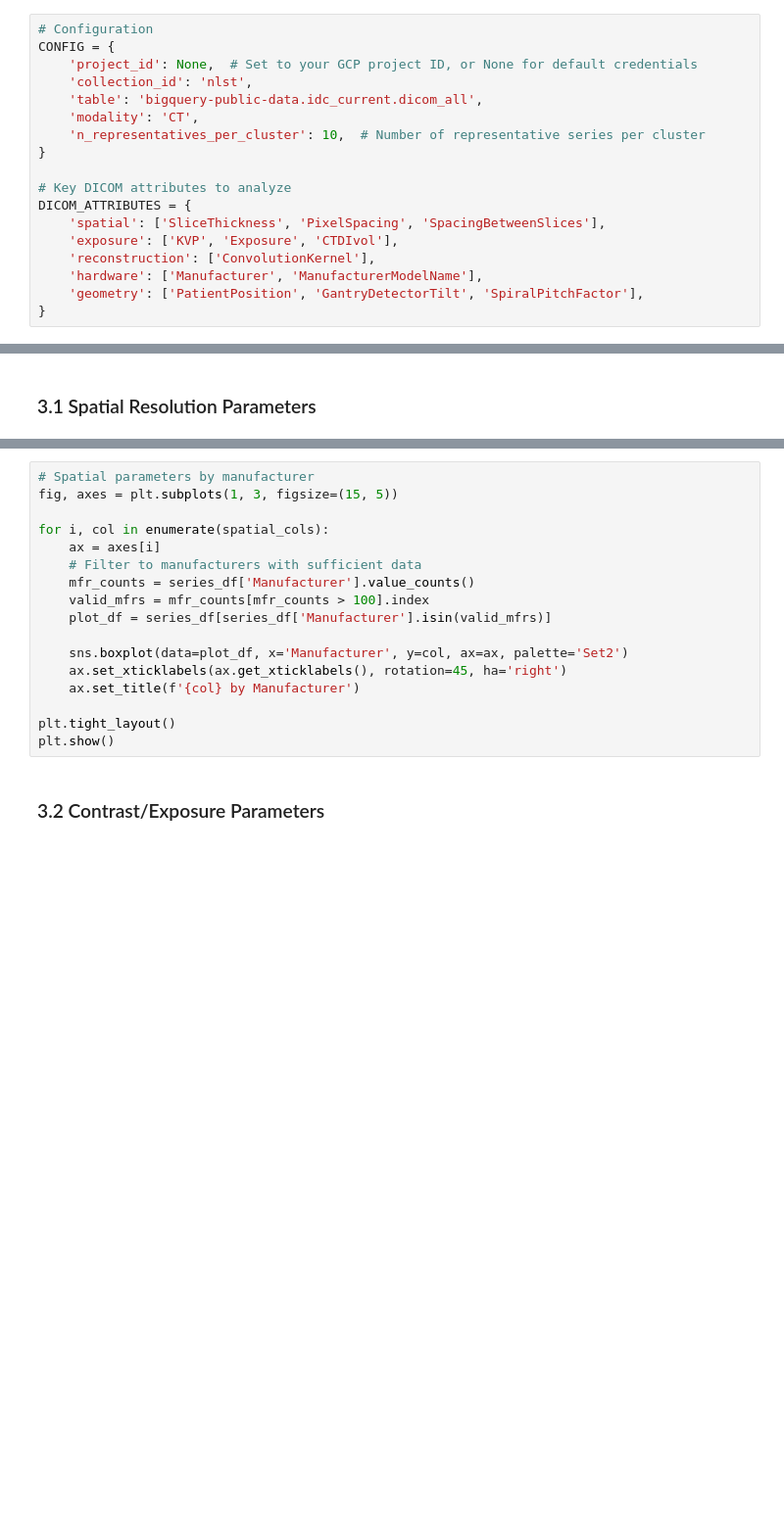
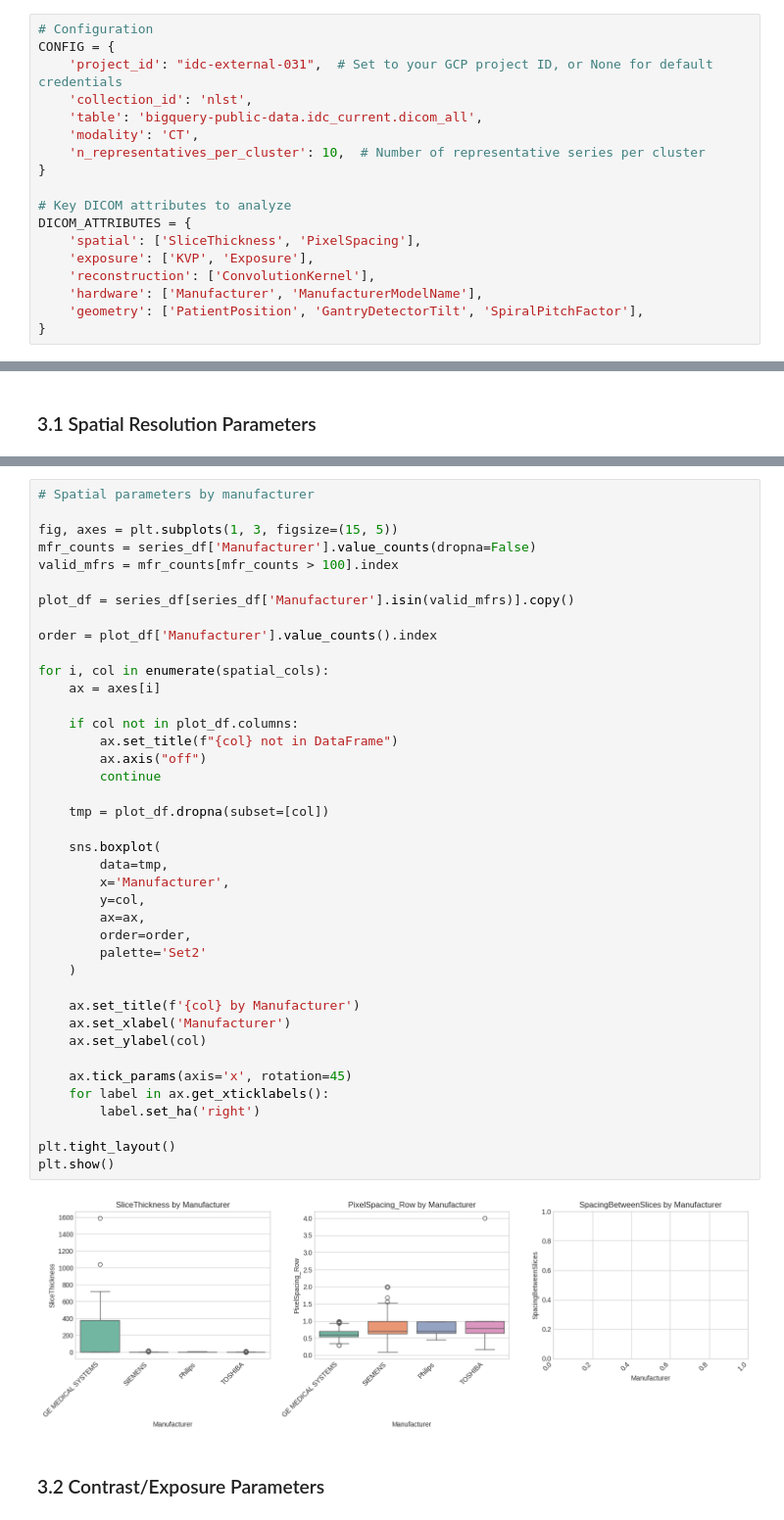
Before and after one commit to fedorov/nlst-exploration, a Jupyter notebook: nlst_ct_acquisition_analysis.ipynb, the cells around one changed output, grey strips where cells are left out. Shown at 98% size. Cells and saved outputs as stored; diff of their text form; blank space fills up the shorter version.

```diff
--- a/nlst_ct_acquisition_analysis.ipynb
+++ b/nlst_ct_acquisition_analysis.ipynb
@@ -37,7 +44,7 @@ sns.set_palette('colorblind')
 # %%
 # Configuration
 CONFIG = {
-    'project_id': None,  # Set to your GCP project ID, or None for default credentials
+    'project_id': "idc-external-031",  # Set to your GCP project ID, or None for default credentials
     'collection_id': 'nlst',
     'table': 'bigquery-public-data.idc_current.dicom_all',
     'modality': 'CT',
@@ -46,8 +53,8 @@ CONFIG = {
 
 # Key DICOM attributes to analyze
 DICOM_ATTRIBUTES = {
-    'spatial': ['SliceThickness', 'PixelSpacing', 'SpacingBetweenSlices'],
-    'exposure': ['KVP', 'Exposure', 'CTDIvol'],
+    'spatial': ['SliceThickness', 'PixelSpacing'],
+    'exposure': ['KVP', 'Exposure'],
     'reconstruction': ['ConvolutionKernel'],
     'hardware': ['Manufacturer', 'ManufacturerModelName'],
     'geometry': ['PatientPosition', 'GantryDetectorTilt', 'SpiralPitchFactor'],
@@ -237,20 +305,45 @@ plt.show()
 # %%
 # Spatial parameters by manufacturer
+
 fig, axes = plt.subplots(1, 3, figsize=(15, 5))
+mfr_counts = series_df['Manufacturer'].value_counts(dropna=False)
+valid_mfrs = mfr_counts[mfr_counts > 100].index
+
+plot_df = series_df[series_df['Manufacturer'].isin(valid_mfrs)].copy()
+
+order = plot_df['Manufacturer'].value_counts().index
 
 for i, col in enumerate(spatial_cols):
     ax = axes[i]
-    # Filter to manufacturers with sufficient data
-    mfr_counts = series_df['Manufacturer'].value_counts()
-    valid_mfrs = mfr_counts[mfr_counts > 100].index
-    plot_df = series_df[series_df['Manufacturer'].isin(valid_mfrs)]
 
-    sns.boxplot(data=plot_df, x='Manufacturer', y=col, ax=ax, palette='Set2')
-    ax.set_xticklabels(ax.get_xticklabels(), rotation=45, ha='right')
+    if col not in plot_df.columns:
+        ax.set_title(f"{col} not in DataFrame")
+        ax.axis("off")
+        continue
+
+    tmp = plot_df.dropna(subset=[col])
+
+    sns.boxplot(
+        data=tmp,
+        x='Manufacturer',
+        y=col,
+        ax=ax,
+        order=order,
+        palette='Set2'
+    )
+
     ax.set_title(f'{col} by Manufacturer')
+    ax.set_xlabel('Manufacturer')
+    ax.set_ylabel(col)
+
+    ax.tick_params(axis='x', rotation=45)
+    for label in ax.get_xticklabels():
+        label.set_ha('right')
 
 plt.tight_layout()
 plt.show()
+# %% [output]
+[figure, added]
 # %% [markdown]
 ### 3.2 Contrast/Exposure Parameters
 # %%
```
Also changed, not shown: parts of 14 cells of this notebook.
